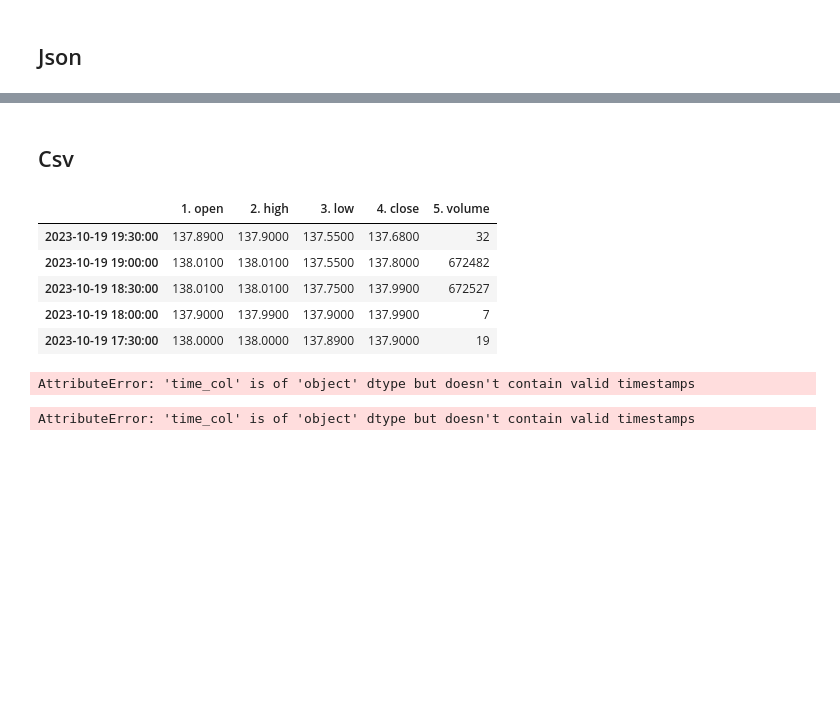
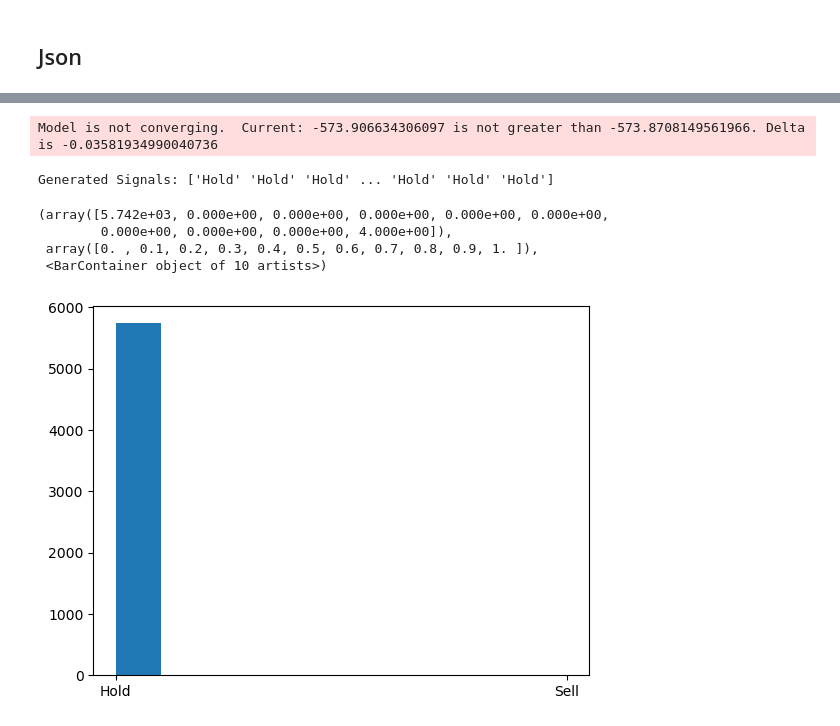
Before and after one commit to kevinalexis1/Chaos-Coders, a Jupyter notebook: test.ipynb, the cells around one changed output, grey strips where cells are left out. Cells and saved outputs as stored; diff of their text form; code cells hidden in the pictures; blank space fills up the shorter version.

```diff
--- a/test.ipynb
+++ b/test.ipynb
@@ -53,2 +176,0 @@ plt.plot(arrays2)
-# %% [markdown]
-## Csv
@@ -60,17 +177,50 @@ data = r.json()
-# %%
-df = pd.DataFrame.from_dict(data["Time Series (30min)"] ,orient='index' )
-df.head()
-# %% [output]
-|  | 1. open | 2. high | 3. low | 4. close | 5. volume |
-| 2023-10-19 19:30:00 | 137.8900 | 137.9000 | 137.5500 | 137.6800 | 32 |
-| 2023-10-19 19:00:00 | 138.0100 | 138.0100 | 137.5500 | 137.8000 | 672482 |
-| 2023-10-19 18:30:00 | 138.0100 | 138.0100 | 137.7500 | 137.9900 | 672527 |
-| 2023-10-19 18:00:00 | 137.9000 | 137.9900 | 137.9000 | 137.9900 | 7 |
-| 2023-10-19 17:30:00 | 138.0000 | 138.0000 | 137.8900 | 137.9000 | 19 |
-# %%
-from darts import TimeSeries
-
-series = TimeSeries.from_dataframe(df,"4. close")
-# %% [output]
-AttributeError: 'time_col' is of 'object' dtype but doesn't contain valid timestamps
-AttributeError: 'time_col' is of 'object' dtype but doesn't contain valid timestamps
+# %%
+import numpy as np
+import pandas as pd
+from hmmlearn import hmm
+from sklearn.preprocessing import StandardScaler
+
+# Simulated data: Replace this with your actual coffee price and volume data
+#price = np.random.rand(100)
+#volume = np.random.rand(100)
+data = pd.DataFrame({'Price': dataaa["Close"], 'Volume': dataaa["Volume"]})
+
+# Data Preprocessing: Standardize the data
+scaler = StandardScaler()
+data_scaled = scaler.fit_transform(data)
+
+# Create and train Gaussian HMM
+model = hmm.GaussianHMM(n_components=6, covariance_type='diag', n_iter=1000)
+model.fit(data_scaled)
+
+# Predict the optimal sequence of internal hidden states
+hidden_states = model.predict(data_scaled)
+
+# Initialize an empty list to store signals
+signals = ['Hold']  # Initialize with 'Hold' for the first data point
+
+# Loop through hidden_states to generate signals
+for i in range(1, len(hidden_states)):
+    if hidden_states[i] == 1 and hidden_states[i-1] == 0:
+        signals.append('Buy')
+    elif hidden_states[i] == 0 and hidden_states[i-1] == 1:
+        signals.append('Sell')
+    else:
+        signals.append('Hold')
+
+# Add signals to your DataFrame
+data['Signal'] = signals
+
+# Print the signals
+print('Generated Signals:', data['Signal'].values)
+# %% [output]
+Model is not converging.  Current: -573.906634306097 is not greater than -573.8708149561966. Delta is -0.03581934990040736
+Generated Signals: ['Hold' 'Hold' 'Hold' ... 'Hold' 'Hold' 'Hold']
+# %%
+plt.hist(data["Signal"])
+# %% [output]
+(array([5.742e+03, 0.000e+00, 0.000e+00, 0.000e+00, 0.000e+00, 0.000e+00,
+        0.000e+00, 0.000e+00, 0.000e+00, 4.000e+00]),
+ array([0. , 0.1, 0.2, 0.3, 0.4, 0.5, 0.6, 0.7, 0.8, 0.9, 1. ]),
+ <BarContainer object of 10 artists>)
+[figure, added]
```
Also changed, not shown: parts of 15 cells of this notebook, 1 other file.
